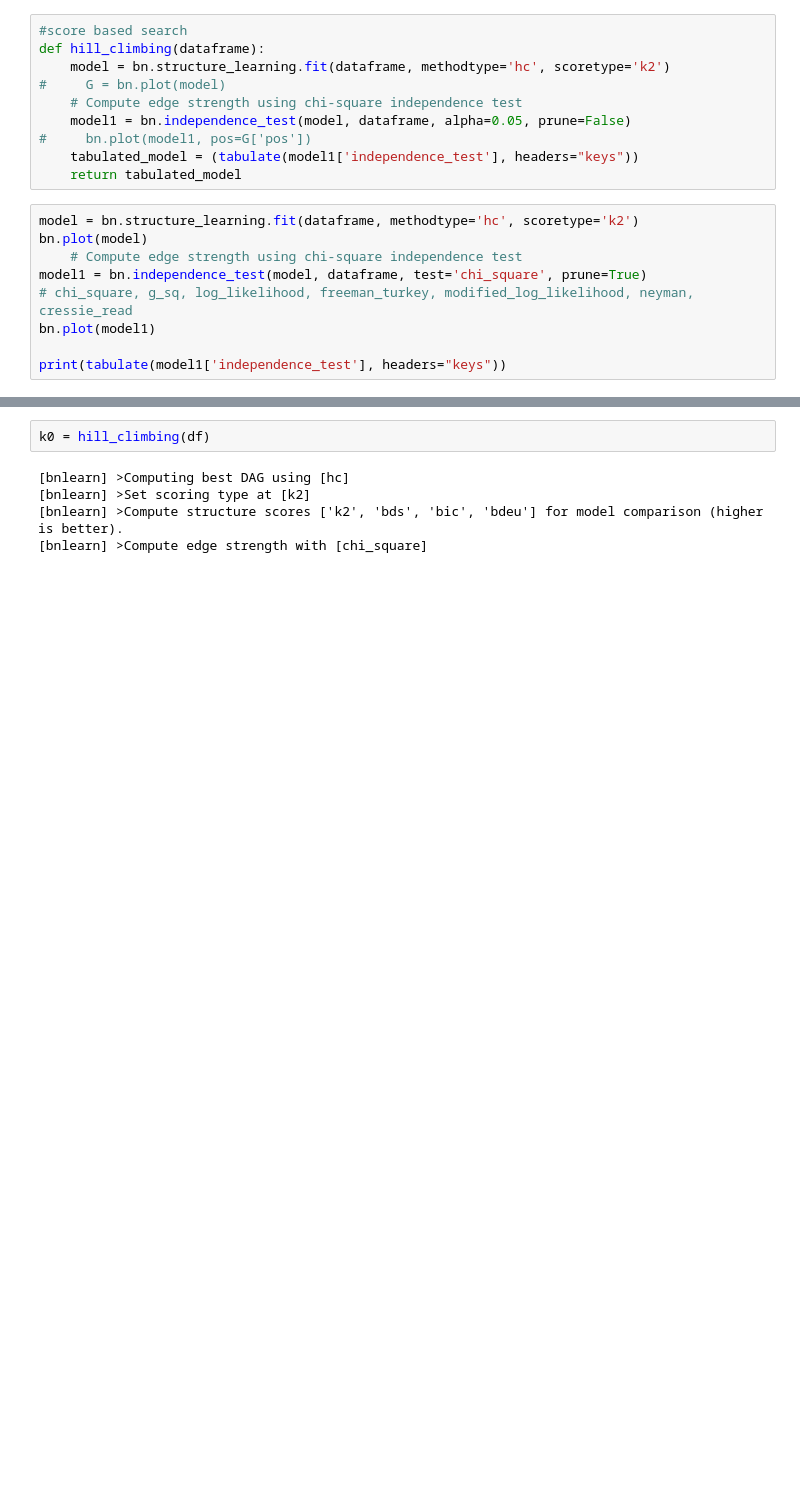
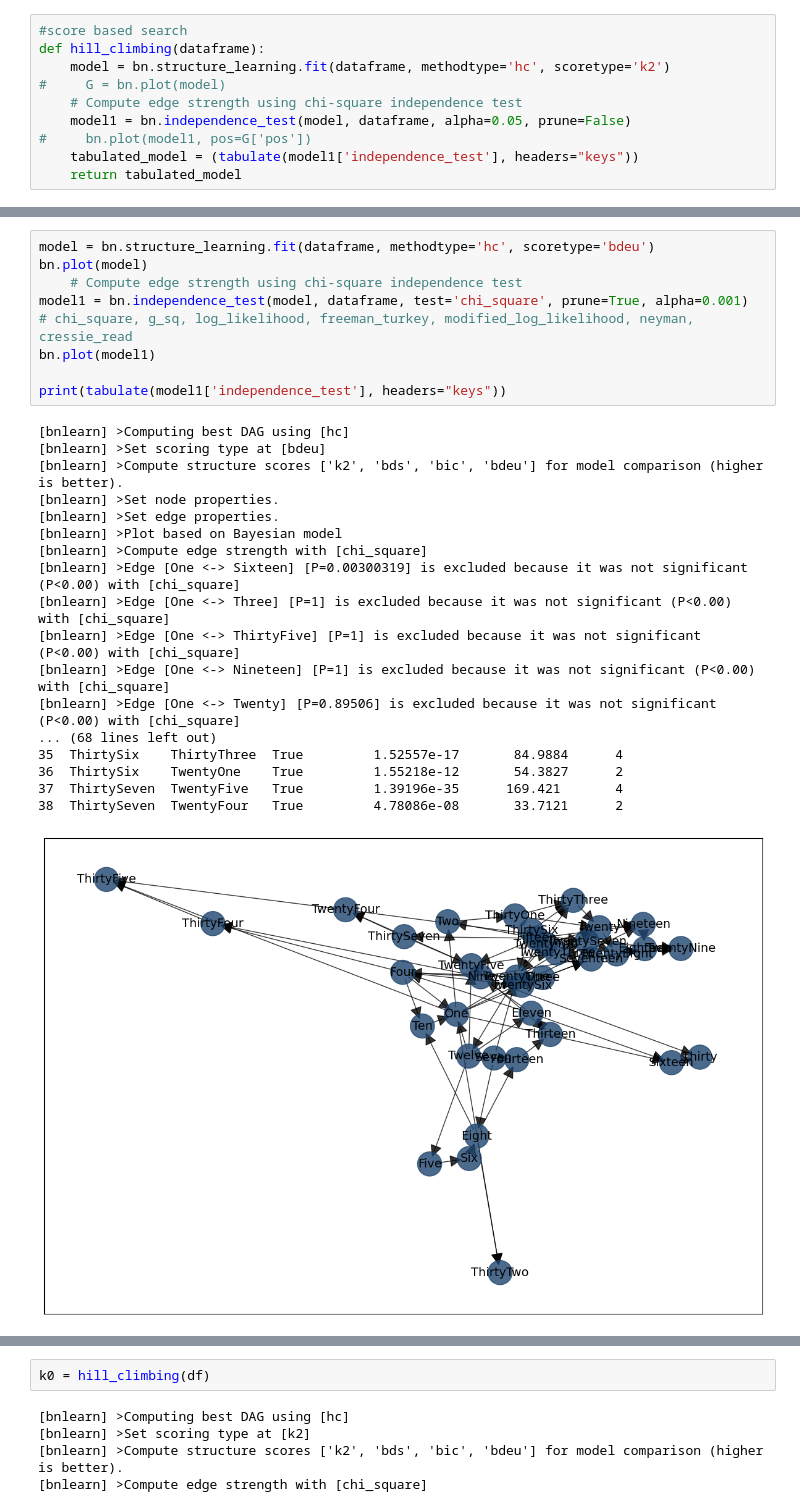
Before and after one commit to Elicit3495/ML_FYP, a Jupyter notebook: Untitled1.ipynb, the cells around one changed output, grey strips where cells are left out. Saved outputs shown, nothing was run; the diff lists cells and outputs as text; blank space fills up the shorter version.

```diff
--- a/Untitled1.ipynb
+++ b/Untitled1.ipynb
@@ -83,12 +75,3 @@ def hill_climbing(dataframe):
 #     bn.plot(model1, pos=G['pos'])
     tabulated_model = (tabulate(model1['independence_test'], headers="keys"))
     return tabulated_model
-# %%
-model = bn.structure_learning.fit(dataframe, methodtype='hc', scoretype='k2')
-bn.plot(model)
-    # Compute edge strength using chi-square independence test
-model1 = bn.independence_test(model, dataframe, test='chi_square', prune=True)
-# chi_square, g_sq, log_likelihood, freeman_turkey, modified_log_likelihood, neyman, cressie_read
-bn.plot(model1)
-
-print(tabulate(model1['independence_test'], headers="keys"))
@@ -115,0 +78,28 @@ print(tabulate(model1['independence_test'], headers="keys"))
+# %%
+model = bn.structure_learning.fit(dataframe, methodtype='hc', scoretype='bdeu')
+bn.plot(model)
+    # Compute edge strength using chi-square independence test
+model1 = bn.independence_test(model, dataframe, test='chi_square', prune=True, alpha=0.001)
+# chi_square, g_sq, log_likelihood, freeman_turkey, modified_log_likelihood, neyman, cressie_read
+bn.plot(model1)
+
+print(tabulate(model1['independence_test'], headers="keys"))
+# %% [output]
+[bnlearn] >Computing best DAG using [hc]
+[bnlearn] >Set scoring type at [bdeu]
+[bnlearn] >Compute structure scores ['k2', 'bds', 'bic', 'bdeu'] for model comparison (higher is better).
+[bnlearn] >Set node properties.
+[bnlearn] >Set edge properties.
+[bnlearn] >Plot based on Bayesian model
+[bnlearn] >Compute edge strength with [chi_square]
+[bnlearn] >Edge [One <-> Sixteen] [P=0.00300319] is excluded because it was not significant (P<0.00) with [chi_square]
+[bnlearn] >Edge [One <-> Three] [P=1] is excluded because it was not significant (P<0.00) with [chi_square]
+[bnlearn] >Edge [One <-> ThirtyFive] [P=1] is excluded because it was not significant (P<0.00) with [chi_square]
+[bnlearn] >Edge [One <-> Nineteen] [P=1] is excluded because it was not significant (P<0.00) with [chi_square]
+[bnlearn] >Edge [One <-> Twenty] [P=0.89506] is excluded because it was not significant (P<0.00) with [chi_square]
+... (68 lines left out)
+35  ThirtySix    ThirtyThree  True         1.52557e-17       84.9884      4
+36  ThirtySix    TwentyOne    True         1.55218e-12       54.3827      2
+37  ThirtySeven  TwentyFive   True         1.39196e-35      169.421       4
+38  ThirtySeven  TwentyFour   True         4.78086e-08       33.7121      2
+[figure, added]
```
Also changed, not shown: parts of 17 cells of this notebook.
